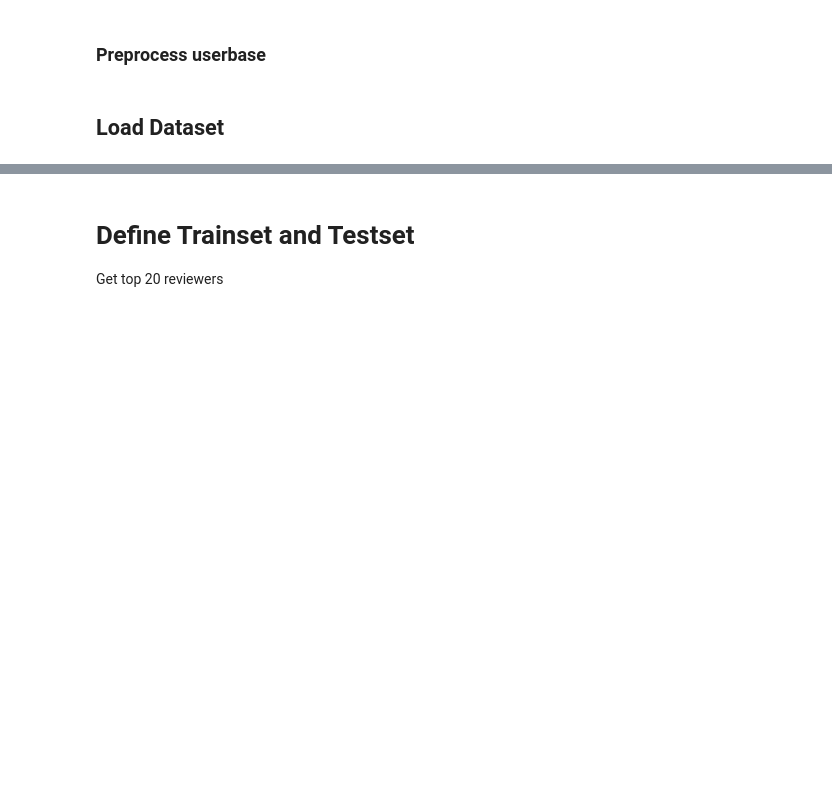
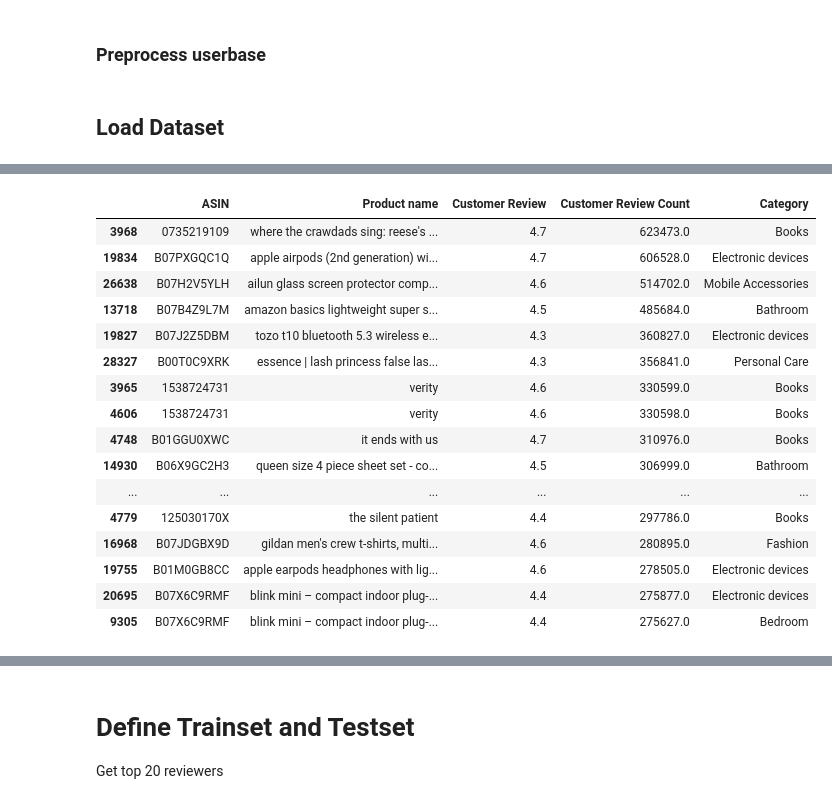
Before and after one commit to K-Winkles/kaban-multimodel-recommender, a Jupyter notebook: dev/main.ipynb, the cells around one changed output, grey strips where cells are left out. Cells and saved outputs as stored; diff of their text form; code cells hidden in the pictures; blank space fills up the shorter version.

Commit message:
category report added and initial eda

```diff
--- a/dev/main.ipynb
+++ b/dev/main.ipynb
@@ -257,0 +299,30 @@ shape of asins_df: (33510, 1)
+# %%
+# Specify the directory containing all CSV files
+directory = "../dataset/clean_data/"
+
+# Initialize an empty DataFrame to store the merged data
+merged_df = pd.DataFrame()
+
+# List of categories
+categories = ["Children", "Books", "Cleaning Material", "Kitchen",
+              "Bedroom", "Living Room", "Bathroom", "Fashion", "Electronic devices",
+              "Peripheral Devices", "Computer Components", "Mobile Accessories",
+              "Personal Care", "Car Stuff", "Office Supplies", "Travel Essentials"]
+
+# Iterate over each category
+for category in categories:
+    # Construct the file path for the current category
+    file_path = os.path.join(directory, f"{category}/items_{category}.csv")
+
+    # Check if the file exists
+    if os.path.exists(file_path):
+        # Read the CSV file into a DataFrame
+        category_df = pd.read_csv(file_path, low_memory=False)
+
+        # Add a 'Category' column with the current category name
+        category_df['Category'] = category
+
+        # Merge the current category DataFrame with the merged DataFrame
+        merged_df = pd.concat([merged_df, category_df], ignore_index=True)
+    else:
+        print(f"File not found for category: {category}")
@@ -257,0 +356,27 @@ shape of asins_df: (33510, 1)
+# %%
+# Get the top 20 rows with the highest values in the 'customerReviewCount' column
+top_20_reviews_count = merged_df.nlargest(20, 'customerReviewCount')
+
+# Select only the desired columns and rename them
+top_20_reviews_count = top_20_reviews_count[['ASIN', 'name', 'customerReview', 'customerReviewCount', 'Category']].rename(columns={'name': 'Product name', 'customerReview': 'Customer Review', 'customerReviewCount': 'Customer Review Count'})
+
+# Display the top 20 rows
+display(top_20_reviews_count)
+# %% [output]
+|  | ASIN | Product name | Customer Review | Customer Review Count | Category |
+| 3968 | 0735219109 | where the crawdads sing: reese's ... | 4.7 | 623473.0 | Books |
+| 19834 | B07PXGQC1Q | apple airpods (2nd generation) wi... | 4.7 | 606528.0 | Electronic devices |
+| 26638 | B07H2V5YLH | ailun glass screen protector comp... | 4.6 | 514702.0 | Mobile Accessories |
+| 13718 | B07B4Z9L7M | amazon basics lightweight super s... | 4.5 | 485684.0 | Bathroom |
+| 19827 | B07J2Z5DBM | tozo t10 bluetooth 5.3 wireless e... | 4.3 | 360827.0 | Electronic devices |
+| 28327 | B00T0C9XRK | essence | lash princess false las... | 4.3 | 356841.0 | Personal Care |
+| 3965 | 1538724731 | verity | 4.6 | 330599.0 | Books |
+| 4606 | 1538724731 | verity | 4.6 | 330598.0 | Books |
+| 4748 | B01GGU0XWC | it ends with us | 4.7 | 310976.0 | Books |
+| 14930 | B06X9GC2H3 | queen size 4 piece sheet set - co... | 4.5 | 306999.0 | Bathroom |
+| ... | ... | ... | ... | ... | ... |
+| 4779 | 125030170X | the silent patient | 4.4 | 297786.0 | Books |
+| 16968 | B07JDGBX9D | gildan men's crew t-shirts, multi... | 4.6 | 280895.0 | Fashion |
+| 19755 | B01M0GB8CC | apple earpods headphones with lig... | 4.6 | 278505.0 | Electronic devices |
+| 20695 | B07X6C9RMF | blink mini – compact indoor plug-... | 4.4 | 275877.0 | Electronic devices |
+| 9305 | B07X6C9RMF | blink mini – compact indoor plug-... | 4.4 | 275627.0 | Bedroom |
```
Also changed, not shown: parts of 33 cells of this notebook, 3 other files.
